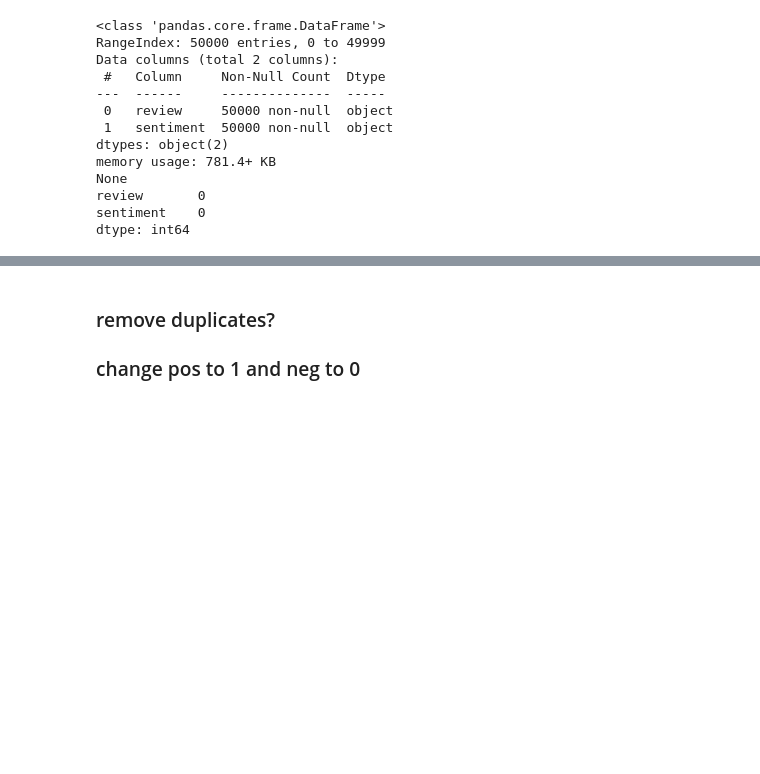
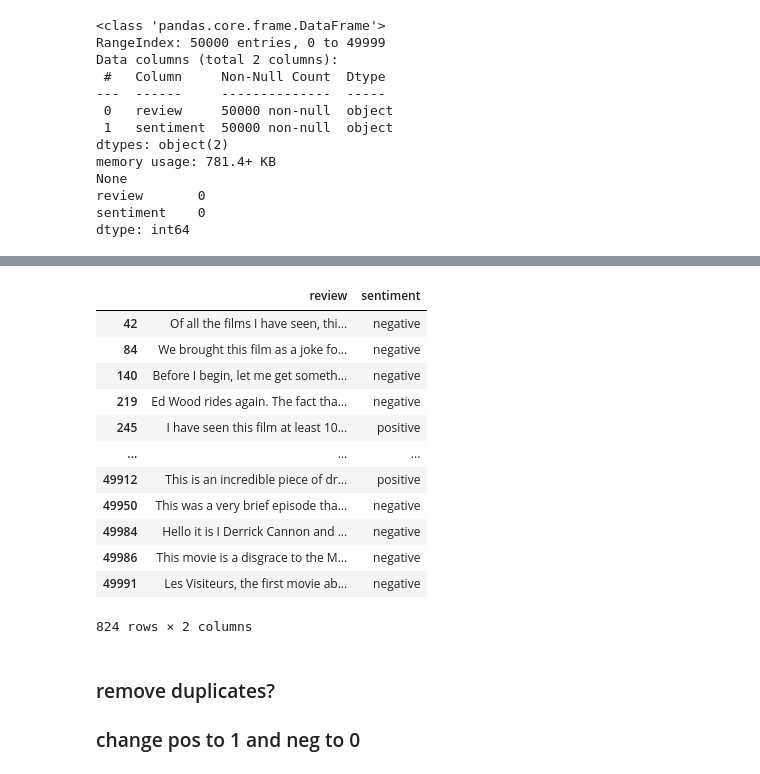
Before and after one commit to Drymander/dsc-phase-4-project, a Jupyter notebook: NLP Notebook 6.18.ipynb, the cells around one changed output, grey strips where cells are left out. Cells and saved outputs as stored; diff of their text form; code cells hidden in the pictures; blank space fills up the shorter version.

```diff
--- a/NLP Notebook 6.18.ipynb
+++ b/NLP Notebook 6.18.ipynb
@@ -109 +109,17 @@ df.describe()
 | freq | 5 | 25000 |
+# %%
+df[df.duplicated(keep=False)]
+# %% [output]
+|  | review | sentiment |
+| 42 | Of all the films I have seen, thi... | negative |
+| 84 | We brought this film as a joke fo... | negative |
+| 140 | Before I begin, let me get someth... | negative |
+| 219 | Ed Wood rides again. The fact tha... | negative |
+| 245 | I have seen this film at least 10... | positive |
+| ... | ... | ... |
+| 49912 | This is an incredible piece of dr... | positive |
+| 49950 | This was a very brief episode tha... | negative |
+| 49984 | Hello it is I Derrick Cannon and ... | negative |
+| 49986 | This movie is a disgrace to the M... | negative |
+| 49991 | Les Visiteurs, the first movie ab... | negative |
+824 rows × 2 columns
```
Also changed, not shown: parts of 46 cells of this notebook, 4 other files.
